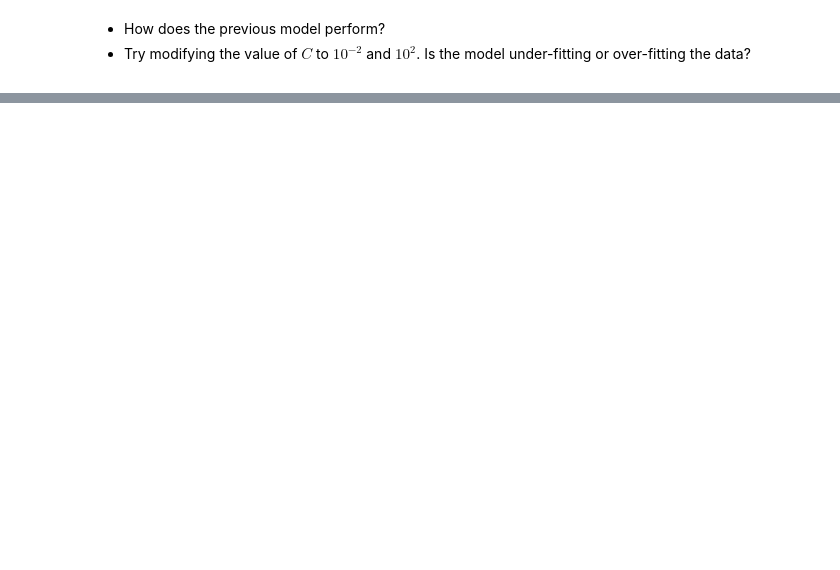
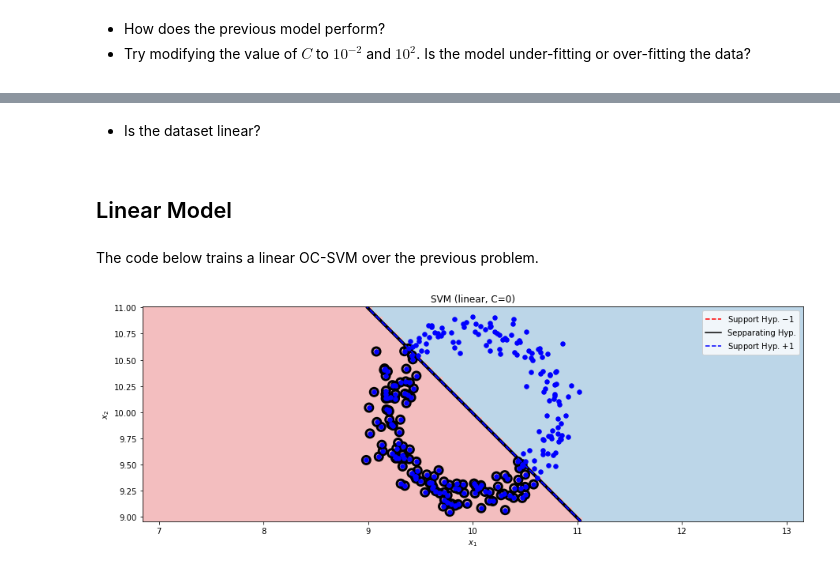
Before and after one commit to OscarGB/MUCD-MAAA, a Jupyter notebook: Oscar/3- SVM/SVMs.ipynb, the cells around one changed output, grey strips where cells are left out. Drawn from its saved outputs; the diff is of its cells as text; code cells hidden in the pictures; blank space fills up the shorter version.

```diff
--- a/Oscar/3- SVM/SVMs.ipynb
+++ b/Oscar/3- SVM/SVMs.ipynb
@@ -451,0 +563,9 @@ plot_svr(x, y, model)
+# %%
+n_pat = 500
+
+np.random.seed(seed)
+
+x, y =  make_circles(n_samples=n_pat, noise=1e-1, random_state=seed)
+x = x[y == 1] + 10
+y = y[y == 1]
+plot_dataset_clas(x, y)
@@ -451,0 +574,18 @@ plot_svr(x, y, model)
+# %% [markdown]
+<div class="qst">
+
+* Is the dataset linear?
+
+</div>
+# %% [markdown]
+## Linear Model
+# %% [markdown]
+The code below trains a linear OC-SVM over the previous problem.
+# %%
+model = OneClassSVM(kernel='linear', nu=0.5)
+
+model.fit(x)
+
+plot_svc(x, y, model)
+# %% [output]
+[figure, added]
```
Also changed, not shown: parts of 35 cells of this notebook, 2 other files.
